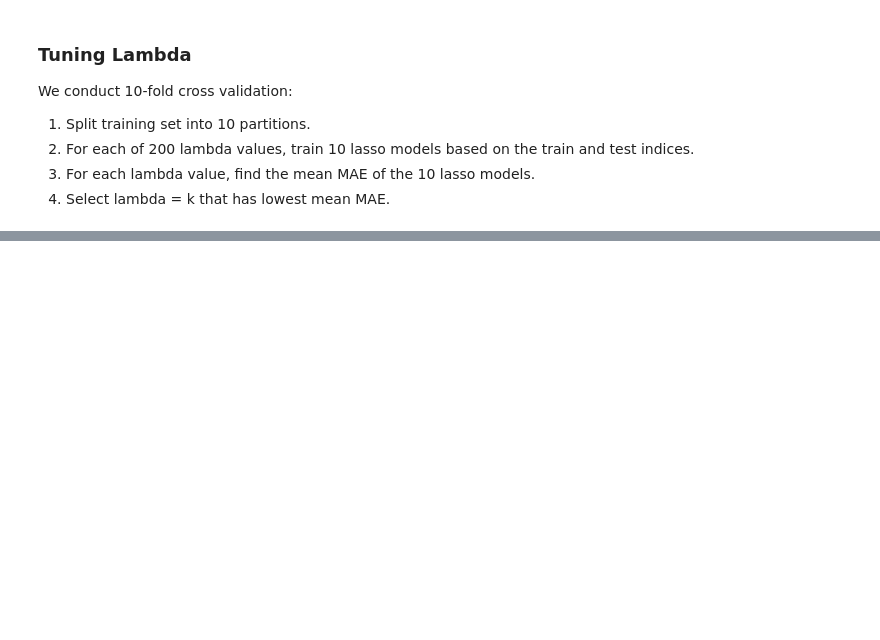
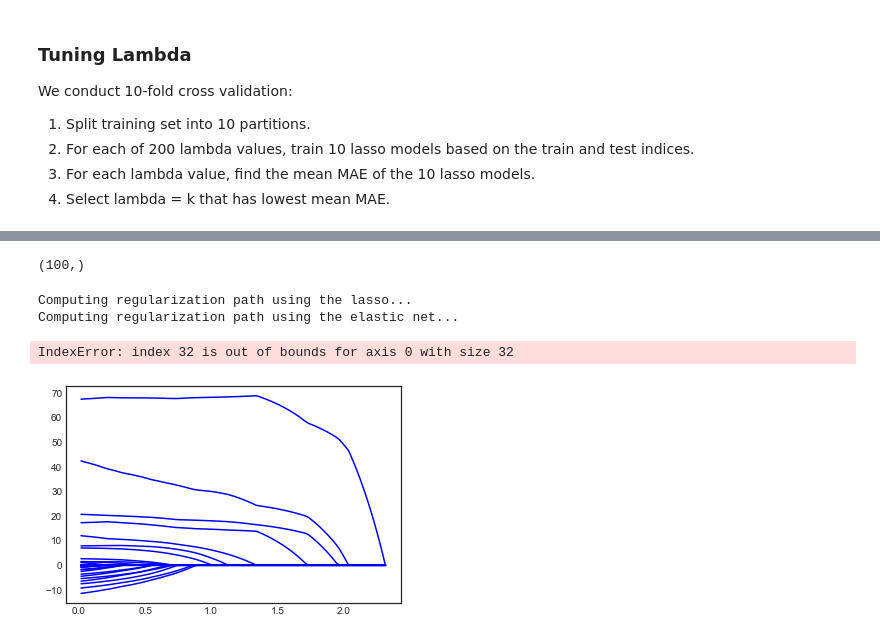
Before and after one commit to Sgipn/Airbnb_PricePred, a Jupyter notebook: notebooks/Lasso Regression.ipynb, the cells around one changed output, grey strips where cells are left out. Saved outputs shown, nothing was run; the diff lists cells and outputs as text; code cells hidden in the pictures; blank space fills up the shorter version.

```diff
--- a/notebooks/Lasso Regression.ipynb
+++ b/notebooks/Lasso Regression.ipynb
@@ -339,0 +381,8 @@ lamda[min_index]
+# %%
+from sklearn import linear_model
+
+# Fitting lasso model with lambda = 24320
+clf = linear_model.Lasso(alpha=0.5)
+clf.fit(X_train,y_train)
+print(clf.coef_)
+print(clf.intercept_)
@@ -339,0 +416,45 @@ lamda[min_index]
+# %%
+np.shape(coef_path[0][0])
+# %% [output]
+(100,)
+# %%
+from itertools import cycle
+import numpy as np
+import matplotlib.pyplot as plt
+
+from sklearn.linear_model import lasso_path, enet_path
+from sklearn import datasets
+
+X_train /= X_train.std(axis=0)  # Standardize data (easier to set the l1_ratio parameter)
+
+# Compute paths
+
+eps = 5e-3  # the smaller it is the longer is the path
+
+print("Computing regularization path using the lasso...")
+alphas_lasso, coefs_lasso, _ = lasso_path(X_train, y_train, eps=eps)
+
+print("Computing regularization path using the elastic net...")
+alphas_enet, coefs_enet, _ = enet_path(X_train, y_train, eps=eps, l1_ratio=0.8)
+
+# Display results
+
+plt.figure(1)
+log_alphas_lasso = np.log10(alphas_lasso)
+log_alphas_enet = np.log10(alphas_enet)
+for coef_l in coefs_lasso:
+    for i in range(100):
+        l1 = plt.plot(log_alphas_lasso, coef_l[i], c=c)
+
+#plt.xlabel("-Log(alpha)")
+#plt.ylabel("coefficients")
+#plt.title("Lasso and Elastic-Net Paths")
+#plt.legend((l1[-1], l2[-1]), ("Lasso", "Elastic-Net"), loc="lower left")
+#plt.axis("tight")
+
+plt.show()
+# %% [output]
+Computing regularization path using the lasso...
+Computing regularization path using the elastic net...
+IndexError: index 32 is out of bounds for axis 0 with size 32
+[figure, added]
```
Also changed, not shown: parts of 20 cells of this notebook.
